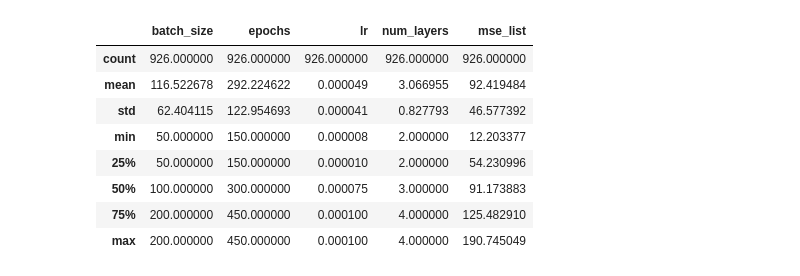
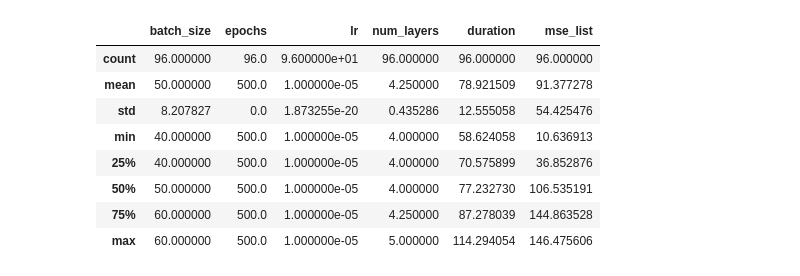
Before and after one commit to ElmerHR/MakeAIWork2, a Jupyter notebook: project/simpylc/notebooks/mlflow_runs.ipynb, the cells around one changed output. Cells and saved outputs as stored; diff of their text form; code cells hidden in the pictures.

```diff
--- a/project/simpylc/notebooks/mlflow_runs.ipynb
+++ b/project/simpylc/notebooks/mlflow_runs.ipynb
@@ -1,17 +1,23 @@
 # %%
 import pandas as pd
+import matplotlib.pyplot as plt
 
+import seaborn as sns
+sns.set_theme(style="ticks", palette="pastel")
+
+# load datasets
 df = pd.read_csv('runs.csv')
-
+df2 = pd.read_csv('runs2.csv')
 df.describe()
+df2.describe()
 # %% [output]
-|  | batch_size | epochs | lr | num_layers | mse_list |
-| count | 926.000000 | 926.000000 | 926.000000 | 926.000000 | 926.000000 |
-| mean | 116.522678 | 292.224622 | 0.000049 | 3.066955 | 92.419484 |
-| std | 62.404115 | 122.954693 | 0.000041 | 0.827793 | 46.577392 |
-| min | 50.000000 | 150.000000 | 0.000008 | 2.000000 | 12.203377 |
-| 25% | 50.000000 | 150.000000 | 0.000010 | 2.000000 | 54.230996 |
-| 50% | 100.000000 | 300.000000 | 0.000075 | 3.000000 | 91.173883 |
-| 75% | 200.000000 | 450.000000 | 0.000100 | 4.000000 | 125.482910 |
-| max | 200.000000 | 450.000000 | 0.000100 | 4.000000 | 190.745049 |
+|  | batch_size | epochs | lr | num_layers | duration | mse_list |
+| count | 96.000000 | 96.0 | 9.600000e+01 | 96.000000 | 96.000000 | 96.000000 |
+| mean | 50.000000 | 500.0 | 1.000000e-05 | 4.250000 | 78.921509 | 91.377278 |
+| std | 8.207827 | 0.0 | 1.873255e-20 | 0.435286 | 12.555058 | 54.425476 |
+| min | 40.000000 | 500.0 | 1.000000e-05 | 4.000000 | 58.624058 | 10.636913 |
+| 25% | 40.000000 | 500.0 | 1.000000e-05 | 4.000000 | 70.575899 | 36.852876 |
+| 50% | 50.000000 | 500.0 | 1.000000e-05 | 4.000000 | 77.232730 | 106.535191 |
+| 75% | 60.000000 | 500.0 | 1.000000e-05 | 4.250000 | 87.278039 | 144.863528 |
+| max | 60.000000 | 500.0 | 1.000000e-05 | 5.000000 | 114.294054 | 146.475606 |
 # %%
```
Also changed, not shown: parts of 8 cells of this notebook.
